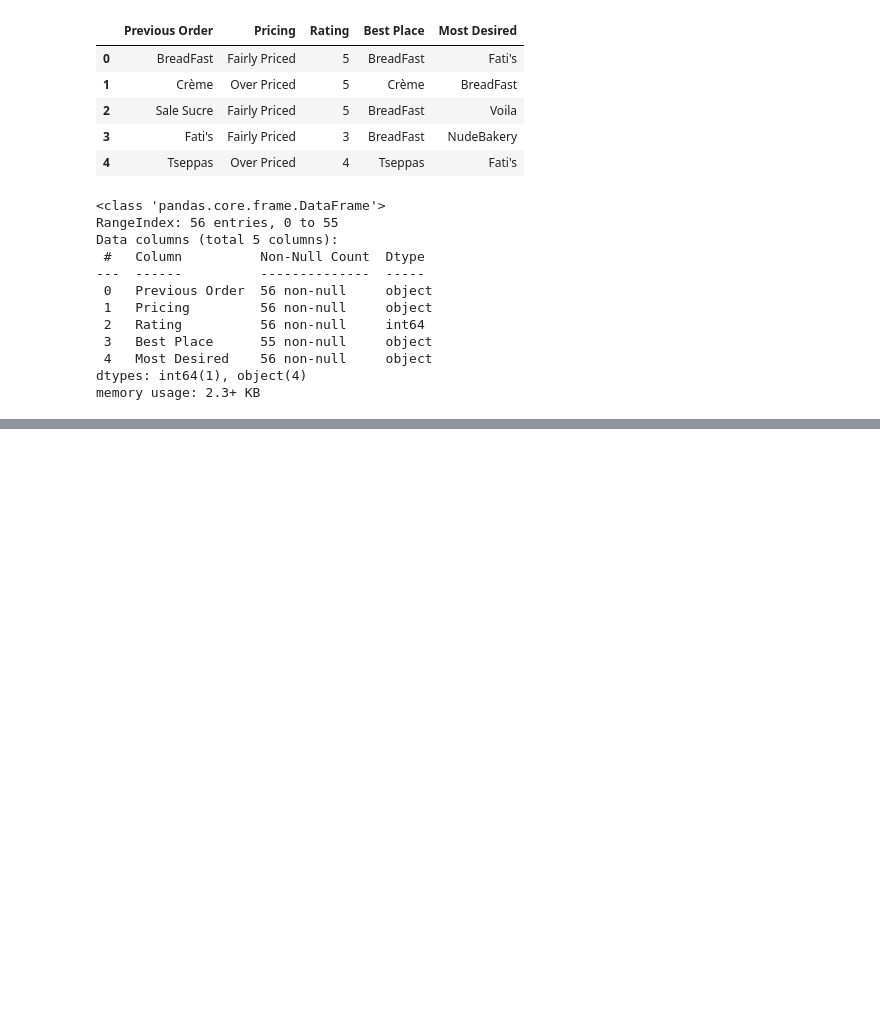
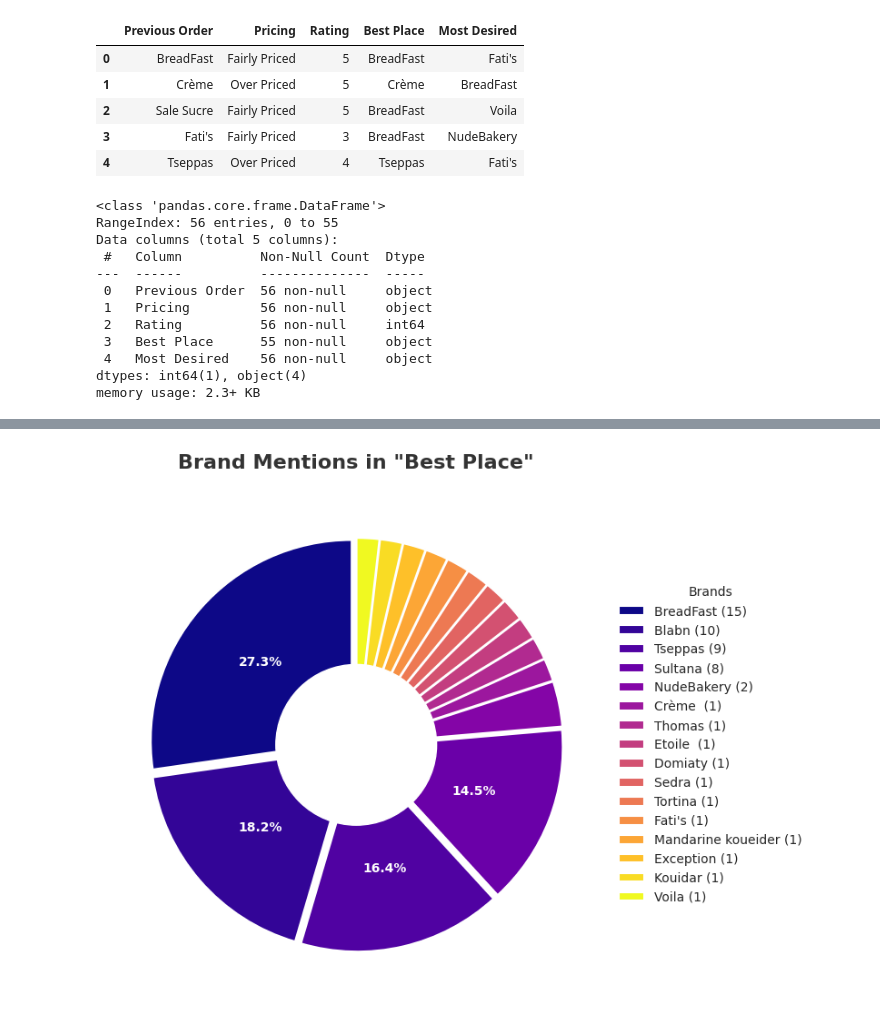
Before and after one commit to Patrickboules/ramadan-desserts-survey-analysis, a Jupyter notebook: Ramadan_Desserts_DE211_Project.ipynb, the cells around one changed output, grey strips where cells are left out. Cells and saved outputs as stored; diff of their text form; code cells hidden in the pictures; blank space fills up the shorter version.

```diff
--- a/Ramadan_Desserts_DE211_Project.ipynb
+++ b/Ramadan_Desserts_DE211_Project.ipynb
@@ -200,0 +115,51 @@ Conclusion: Reject the null hypothesis (there is a significant association).
+# %%
+best_place_counts = df['Best Place'].value_counts()
+
+# Filter small slices (optional)
+min_threshold = 1
+filtered_counts = best_place_counts[best_place_counts >= min_threshold]
+others = best_place_counts[best_place_counts < min_threshold].sum()
+if others > 0:
+    filtered_counts['Others'] = others
+
+plt.figure(figsize=(8, 8))
+colors = plt.cm.plasma(np.linspace(0, 1, len(filtered_counts)))  # Plasma palette
+explode = [0.03] * len(filtered_counts)  # Gentle explode
+
+# Plot pie with white edges
+wedges, texts, autotexts = plt.pie(
+    filtered_counts,
+    labels=None,
+    autopct=lambda p: f'{p:.1f}%' if p >= 5 else '',  # Hide small percentages
+    startangle=90,
+    colors=colors,
+    explode=explode,
+    wedgeprops={'edgecolor': 'white', 'linewidth': 1.5},
+    textprops={'fontsize': 10, 'fontweight': 'bold', 'color': 'white'}
+)
+
+# Add legend with counts
+plt.legend(
+    wedges,
+    [f"{label} ({count})" for label, count in zip(filtered_counts.index, filtered_counts)],
+    title="Brands",
+    loc="center left",
+    bbox_to_anchor=(1, 0.5),
+    frameon=False
+)
+
+# Add donut hole
+plt.gca().add_artist(plt.Circle((0, 0), 0.4, fc='white'))
+
+# Title and styling
+plt.title(
+    'Brand Mentions in "Best Place"',
+    fontsize=16,
+    pad=20,
+    fontweight='bold',
+    color='#333333'
+)
+plt.tight_layout()
+plt.show()
+# %% [output]
+[figure, added]
```
Also changed, not shown: parts of 28 cells of this notebook.
